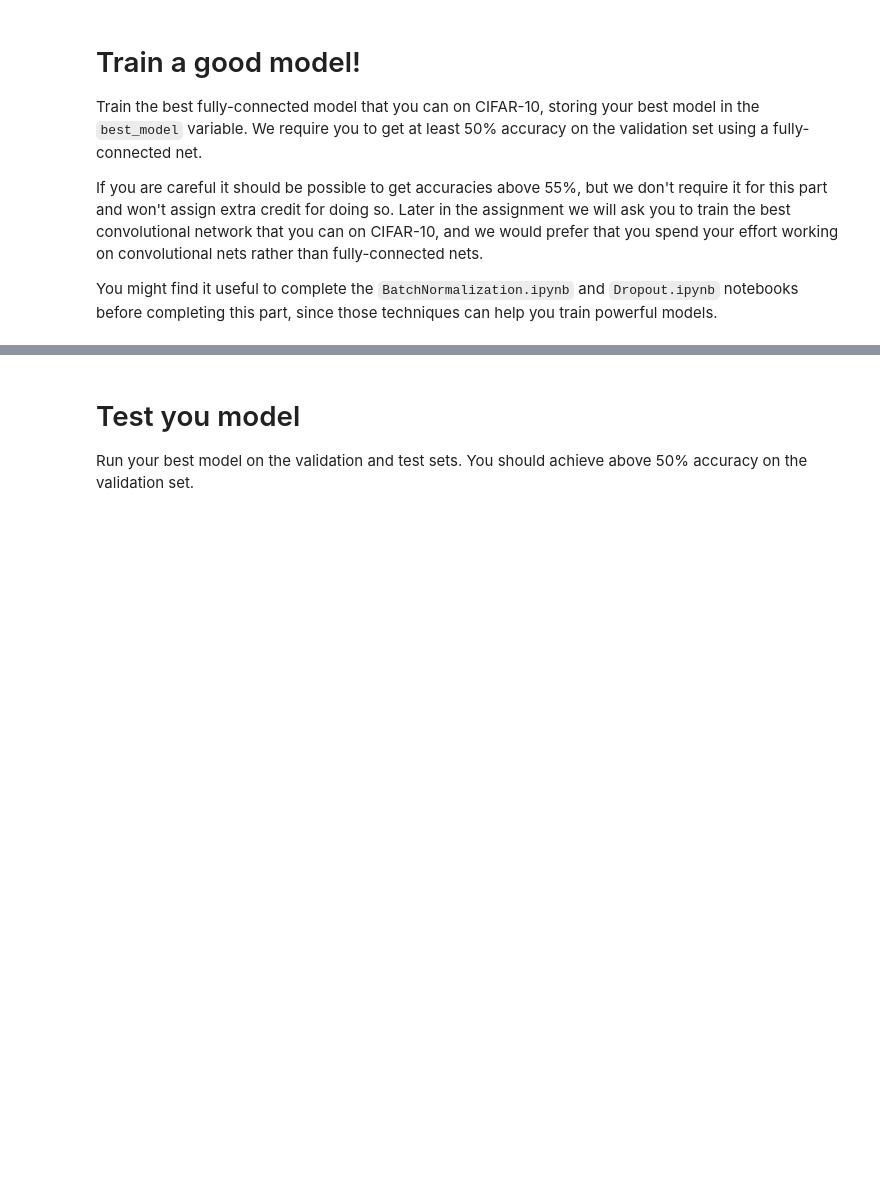
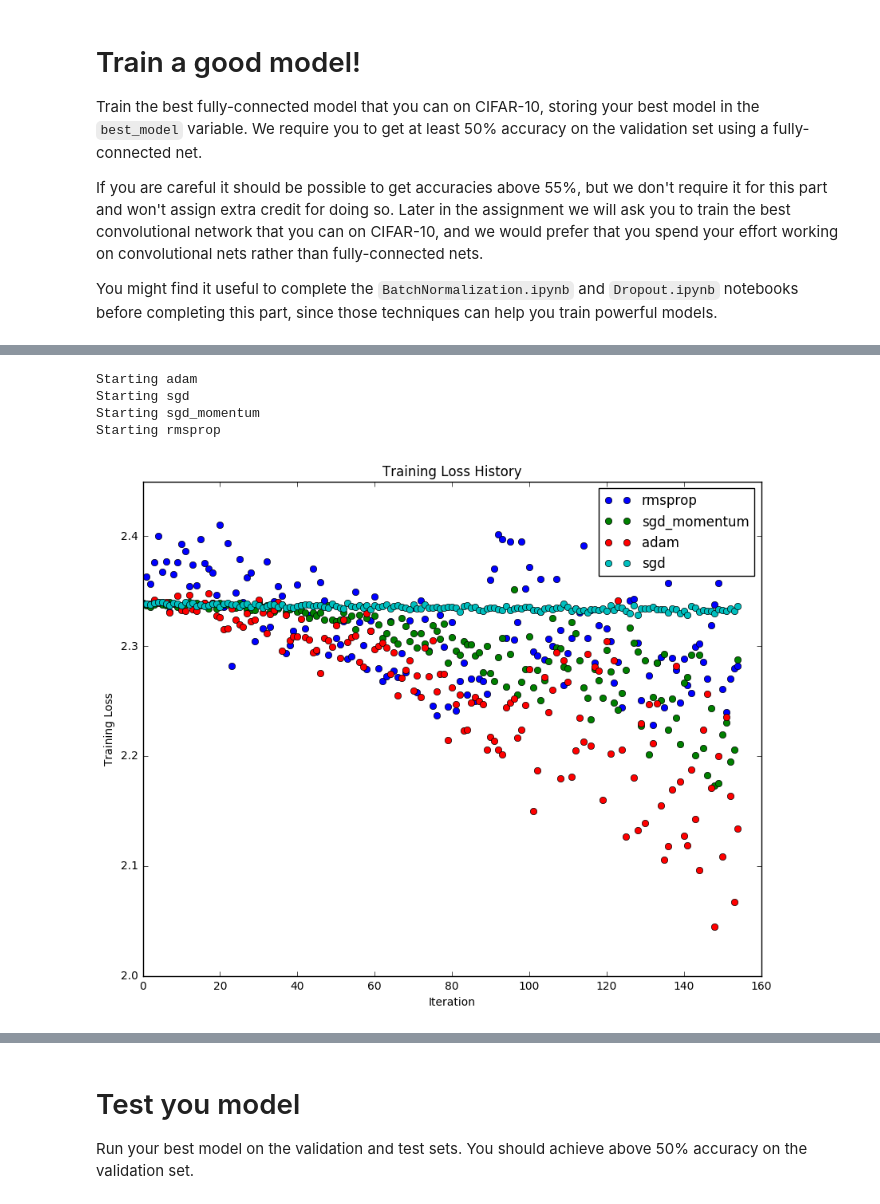
Before and after one commit to kkweon/CS231n, a Jupyter notebook: assignment2/FullyConnectedNets.ipynb, the cells around one changed output, grey strips where cells are left out. Saved outputs shown, nothing was run; the diff lists cells and outputs as text; code cells hidden in the pictures; blank space fills up the shorter version.

```diff
--- a/assignment2/FullyConnectedNets.ipynb
+++ b/assignment2/FullyConnectedNets.ipynb
@@ -869,0 +924,35 @@ pass
+# %%
+update_rules = ['adam', 'sgd', 'sgd_momentum', 'rmsprop']
+loss_history = dict()
+for rule in update_rules:
+    print "Starting {}".format(rule)
+    model = FullyConnectedNet([hidden_units for i in xrange(10)],
+                                              weight_scale=best_params['ws'],
+                                              dropout=best_params['ds'],
+                                              use_batchnorm=True,
+                                              reg=best_params['rs'])
+    solver = Solver(model, small_data,
+                  num_epochs=5, batch_size=16,
+                  update_rule=rule,
+                  optim_config={
+                    'learning_rate': 1e-4#best_params['lr']
+                  },
+                  verbose=False,
+                   print_every=128*20)
+    solver.train()
+    loss_history[rule] = solver.loss_history
+# %% [output]
+Starting adam
+Starting sgd
+Starting sgd_momentum
+Starting rmsprop
+# %%
+for k, v in loss_history.iteritems():
+    plt.plot(v, 'o', label=k)
+plt.title('Training Loss History')
+plt.xlabel('Iteration')
+plt.ylabel('Training Loss')
+plt.legend()
+plt.show()
+# %% [output]
+[figure, added]
```
Also changed, not shown: parts of 20 cells of this notebook, 5 other files.
